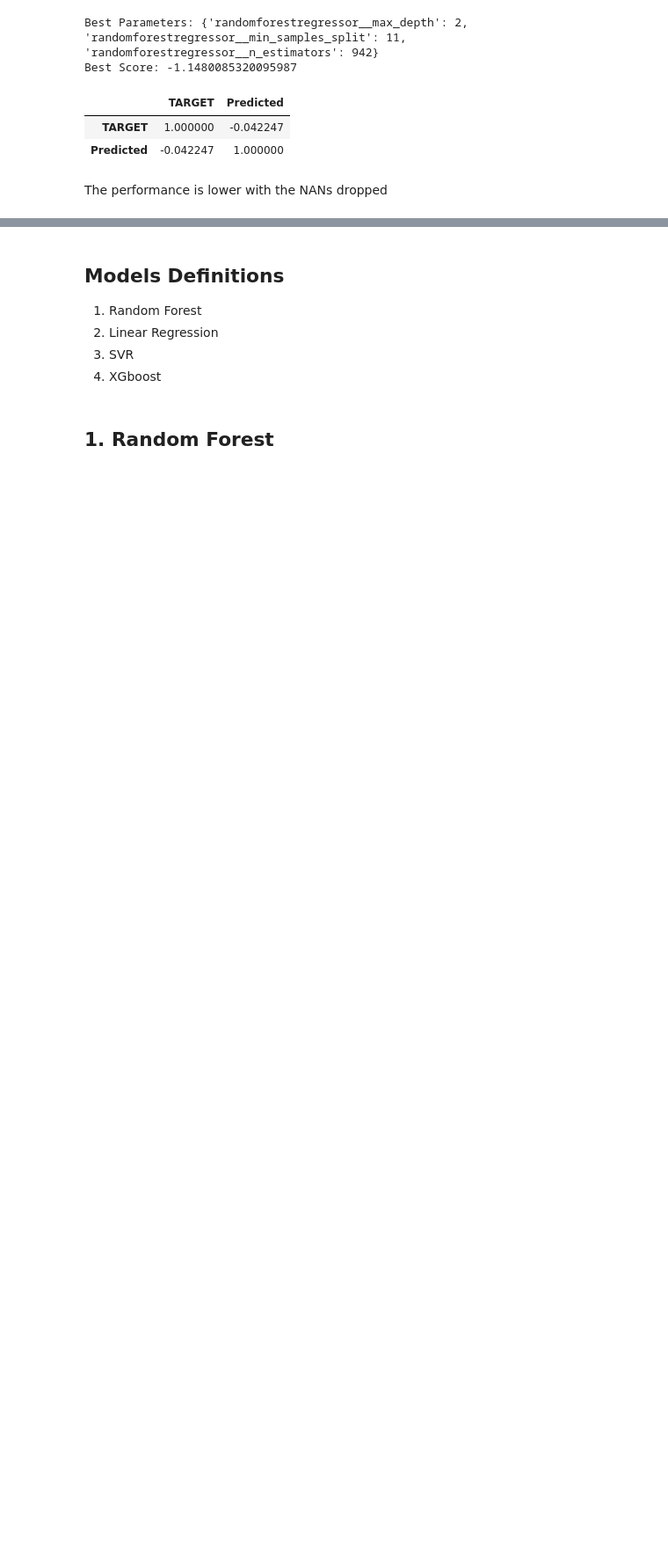
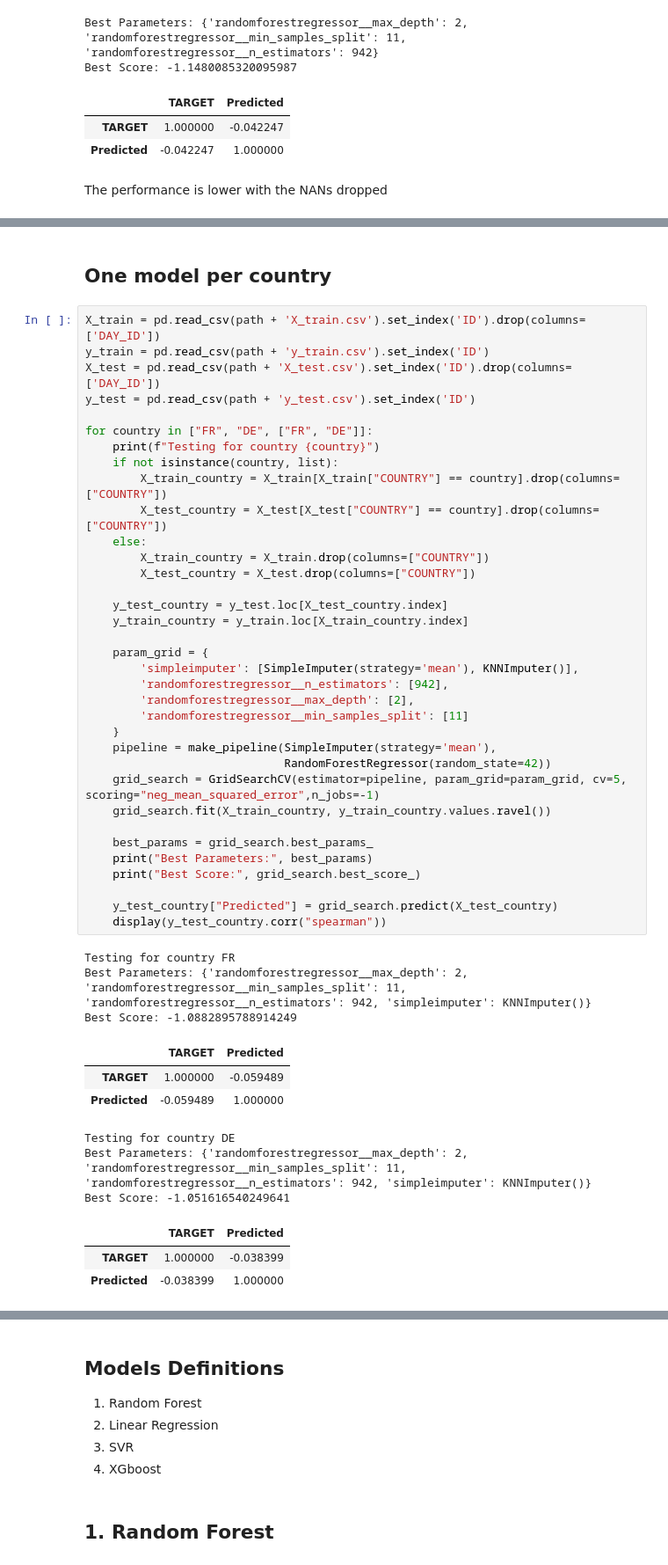
Before and after one commit to pnikitits/EnsembleLearningProject, a Jupyter notebook: Code/Main.ipynb, the cells around one changed output, grey strips where cells are left out. Shown: that part at 88% size. Saved outputs shown, nothing was run; the diff lists cells and outputs as text; blank space fills up the shorter version.

```diff
--- a/Code/Main.ipynb
+++ b/Code/Main.ipynb
@@ -170,0 +193,50 @@ The performance is lower with the NANs dropped
+# %% [markdown]
+## One model per country
+# %%
+X_train = pd.read_csv(path + 'X_train.csv').set_index('ID').drop(columns=['DAY_ID'])
+y_train = pd.read_csv(path + 'y_train.csv').set_index('ID')
+X_test = pd.read_csv(path + 'X_test.csv').set_index('ID').drop(columns=['DAY_ID'])
+y_test = pd.read_csv(path + 'y_test.csv').set_index('ID')
+
+for country in ["FR", "DE", ["FR", "DE"]]:
+    print(f"Testing for country {country}")
+    if not isinstance(country, list):
+        X_train_country = X_train[X_train["COUNTRY"] == country].drop(columns=["COUNTRY"])
+        X_test_country = X_test[X_test["COUNTRY"] == country].drop(columns=["COUNTRY"])
+    else:
+        X_train_country = X_train.drop(columns=["COUNTRY"])
+        X_test_country = X_test.drop(columns=["COUNTRY"])
+
+    y_test_country = y_test.loc[X_test_country.index]
+    y_train_country = y_train.loc[X_train_country.index]
+
+    param_grid = {
+        'simpleimputer': [SimpleImputer(strategy='mean'), KNNImputer()],
+        'randomforestregressor__n_estimators': [942],
+        'randomforestregressor__max_depth': [2],
+        'randomforestregressor__min_samples_split': [11]
+    }
+    pipeline = make_pipeline(SimpleImputer(strategy='mean'),
+                             RandomForestRegressor(random_state=42))
+    grid_search = GridSearchCV(estimator=pipeline, param_grid=param_grid, cv=5, scoring="neg_mean_squared_error",n_jobs=-1)
+    grid_search.fit(X_train_country, y_train_country.values.ravel())
+
+    best_params = grid_search.best_params_
+    print("Best Parameters:", best_params)
+    print("Best Score:", grid_search.best_score_)
+
+    y_test_country["Predicted"] = grid_search.predict(X_test_country)
+    display(y_test_country.corr("spearman"))
+# %% [output]
+Testing for country FR
+Best Parameters: {'randomforestregressor__max_depth': 2, 'randomforestregressor__min_samples_split': 11, 'randomforestregressor__n_estimators': 942, 'simpleimputer': KNNImputer()}
+Best Score: -1.0882895788914249
+|  | TARGET | Predicted |
+| TARGET | 1.000000 | -0.059489 |
+| Predicted | -0.059489 | 1.000000 |
+Testing for country DE
+Best Parameters: {'randomforestregressor__max_depth': 2, 'randomforestregressor__min_samples_split': 11, 'randomforestregressor__n_estimators': 942, 'simpleimputer': KNNImputer()}
+Best Score: -1.051616540249641
+|  | TARGET | Predicted |
+| TARGET | 1.000000 | -0.038399 |
+| Predicted | -0.038399 | 1.000000 |
```
Also changed, not shown: parts of 10 cells of this notebook.
